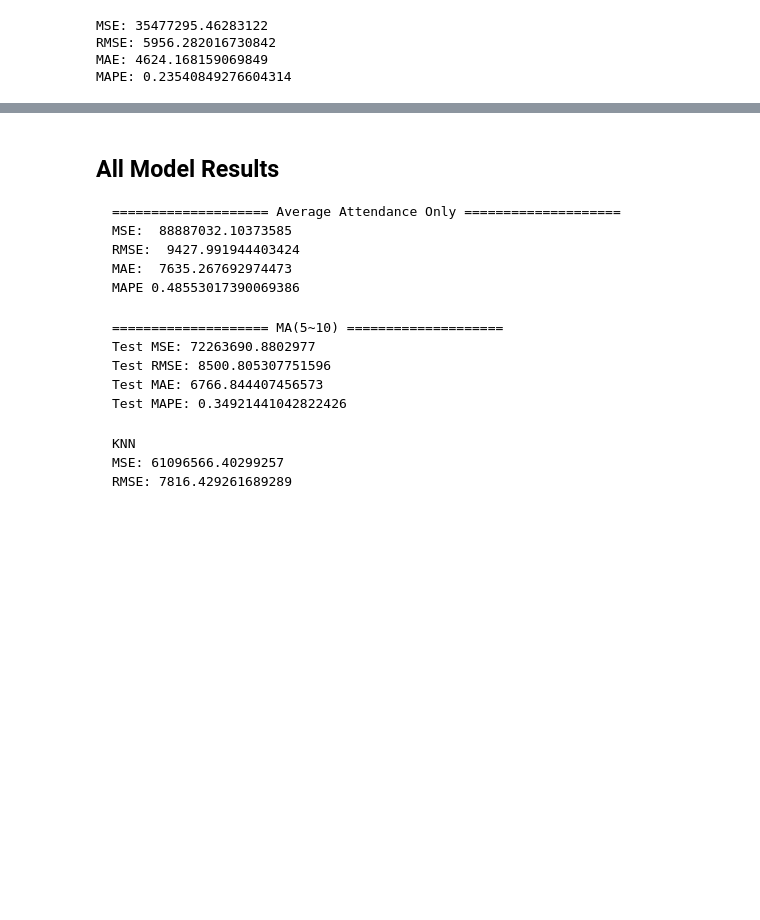
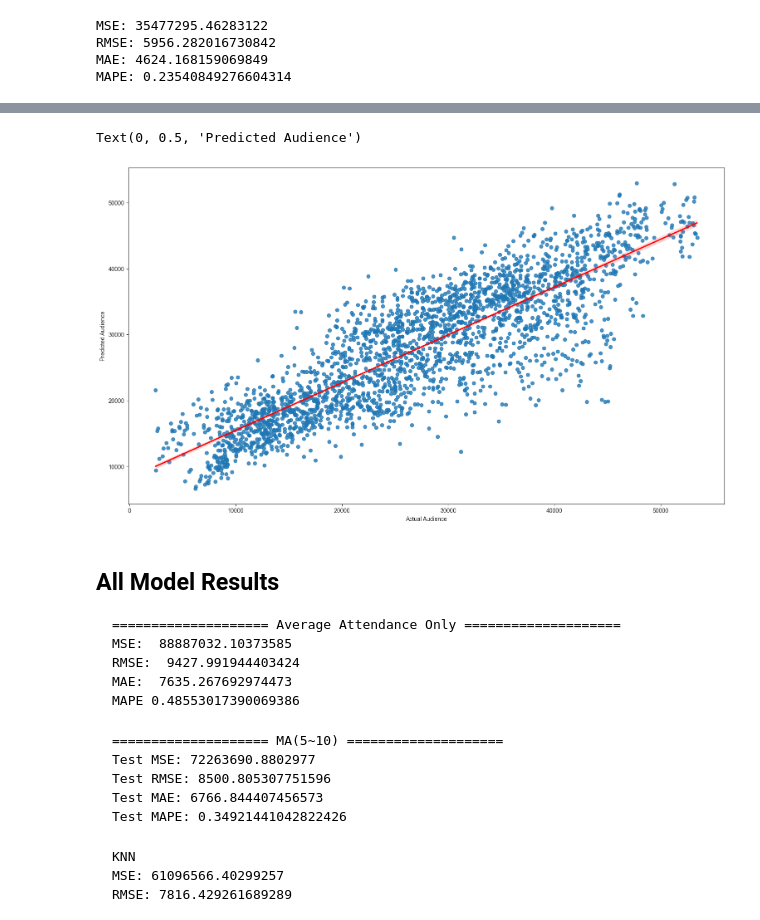
Before and after one commit to RDOGS-Friendz/SLDL-MLB-ATT-Prediction, a Jupyter notebook: models-v1-original/all_model.ipynb, the cells around one changed output, grey strips where cells are left out. Saved outputs shown, nothing was run; the diff lists cells and outputs as text; code cells hidden in the pictures; blank space fills up the shorter version.

````diff
--- a/models-v1-original/all_model.ipynb
+++ b/models-v1-original/all_model.ipynb
@@ -872,3 +880,13 @@ MAPE: 0.23540849276604314
+# %%
+sns.set_style('ticks')
+fig, ax = plt.subplots()
+fig.set_size_inches(18.5, 10.5)
+sns.regplot(x=y_test, y=y_pred, ax=ax, line_kws={"color": "red"})
+plt.xlabel("Actual Audience")
+plt.ylabel("Predicted Audience")
+# %% [output]
+Text(0, 0.5, 'Predicted Audience')
+[figure, added]
 # %% [markdown]
 ## All Model Results
 ```
````
Also changed, not shown: parts of 3 cells of this notebook, 2 other files.
